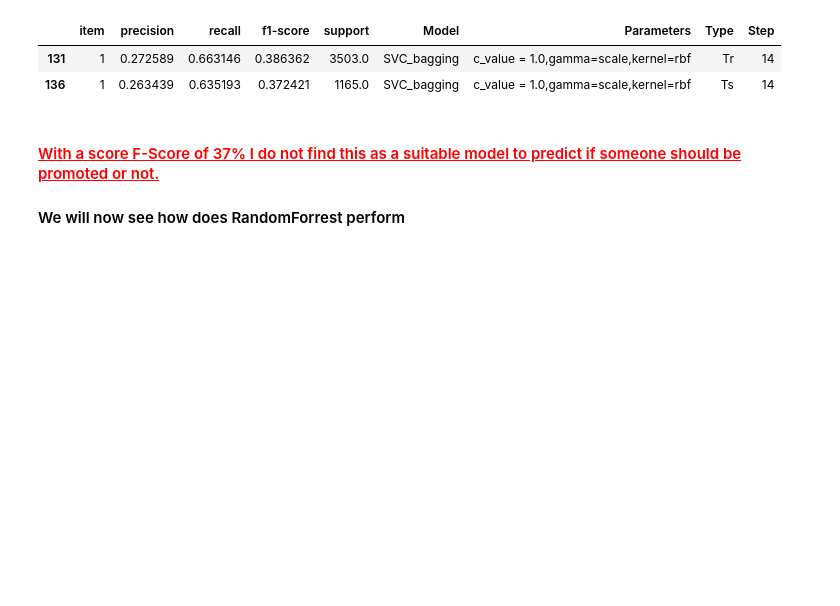
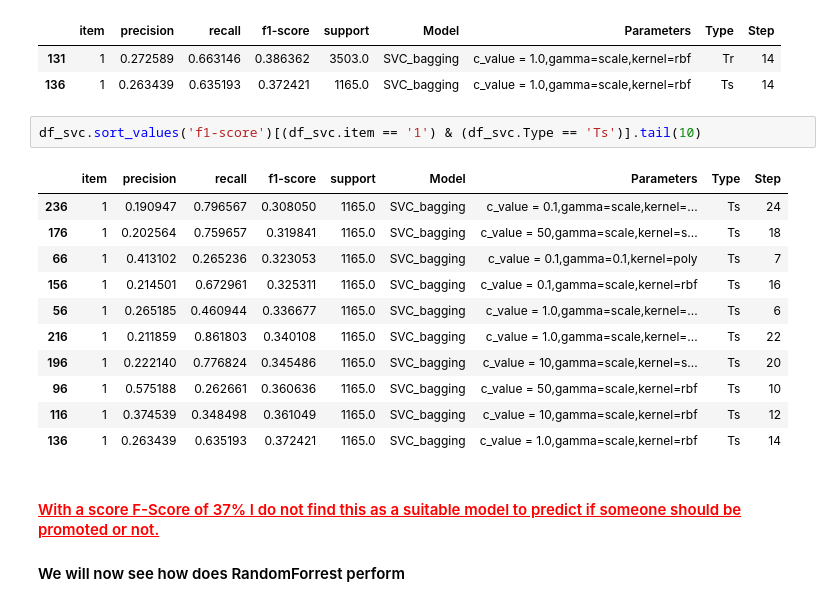
Before and after one commit to nishantsaurabhgit/DataScience, a Jupyter notebook: Hr_Data_Machine_learning.ipynb, the cells around one changed output. Drawn from its saved outputs; the diff is of its cells as text; blank space fills up the shorter version.

```diff
--- a/Hr_Data_Machine_learning.ipynb
+++ b/Hr_Data_Machine_learning.ipynb
@@ -413,6 +424,20 @@ df_svc[(df_svc['Step'] == b) &(df_svc['item'] == '1') ]
 |  | item | precision | recall | f1-score | support | Model | Parameters | Type | Step |
 | 131 | 1 | 0.272589 | 0.663146 | 0.386362 | 3503.0 | SVC_bagging | c_value = 1.0,gamma=scale,kernel=rbf | Tr | 14 |
 | 136 | 1 | 0.263439 | 0.635193 | 0.372421 | 1165.0 | SVC_bagging | c_value = 1.0,gamma=scale,kernel=rbf | Ts | 14 |
+# %%
+df_svc.sort_values('f1-score')[(df_svc.item == '1') & (df_svc.Type == 'Ts')].tail(10)
+# %% [output]
+|  | item | precision | recall | f1-score | support | Model | Parameters | Type | Step |
+| 236 | 1 | 0.190947 | 0.796567 | 0.308050 | 1165.0 | SVC_bagging | c_value = 0.1,gamma=scale,kernel=... | Ts | 24 |
+| 176 | 1 | 0.202564 | 0.759657 | 0.319841 | 1165.0 | SVC_bagging | c_value = 50,gamma=scale,kernel=s... | Ts | 18 |
+| 66 | 1 | 0.413102 | 0.265236 | 0.323053 | 1165.0 | SVC_bagging | c_value = 0.1,gamma=0.1,kernel=poly | Ts | 7 |
+| 156 | 1 | 0.214501 | 0.672961 | 0.325311 | 1165.0 | SVC_bagging | c_value = 0.1,gamma=scale,kernel=rbf | Ts | 16 |
+| 56 | 1 | 0.265185 | 0.460944 | 0.336677 | 1165.0 | SVC_bagging | c_value = 1.0,gamma=scale,kernel=... | Ts | 6 |
+| 216 | 1 | 0.211859 | 0.861803 | 0.340108 | 1165.0 | SVC_bagging | c_value = 1.0,gamma=scale,kernel=... | Ts | 22 |
+| 196 | 1 | 0.222140 | 0.776824 | 0.345486 | 1165.0 | SVC_bagging | c_value = 10,gamma=scale,kernel=s... | Ts | 20 |
+| 96 | 1 | 0.575188 | 0.262661 | 0.360636 | 1165.0 | SVC_bagging | c_value = 50,gamma=scale,kernel=rbf | Ts | 10 |
+| 116 | 1 | 0.374539 | 0.348498 | 0.361049 | 1165.0 | SVC_bagging | c_value = 10,gamma=scale,kernel=rbf | Ts | 12 |
+| 136 | 1 | 0.263439 | 0.635193 | 0.372421 | 1165.0 | SVC_bagging | c_value = 1.0,gamma=scale,kernel=rbf | Ts | 14 |
 # %% [markdown]
 #### <font color='red'><u>With a score F-Score of 37% I do not find this as a suitable model to predict if someone should be promoted or not.
 #### We will now see how does RandomForrest perform
```
Also changed, not shown: parts of 21 cells of this notebook, 1 other file.
